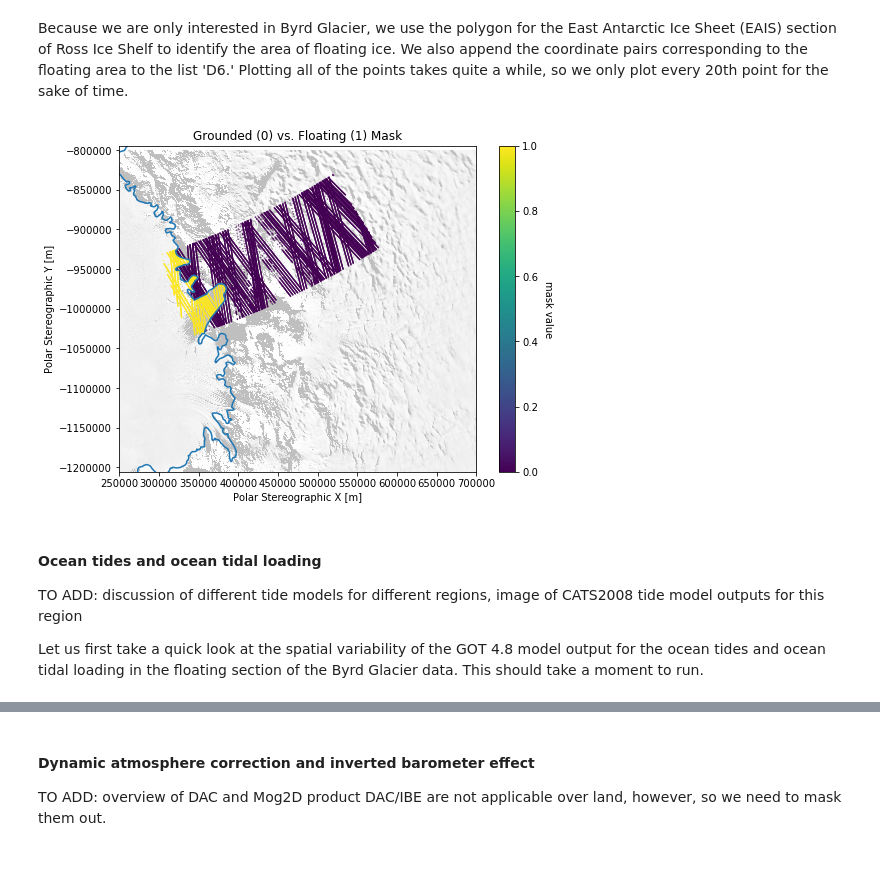
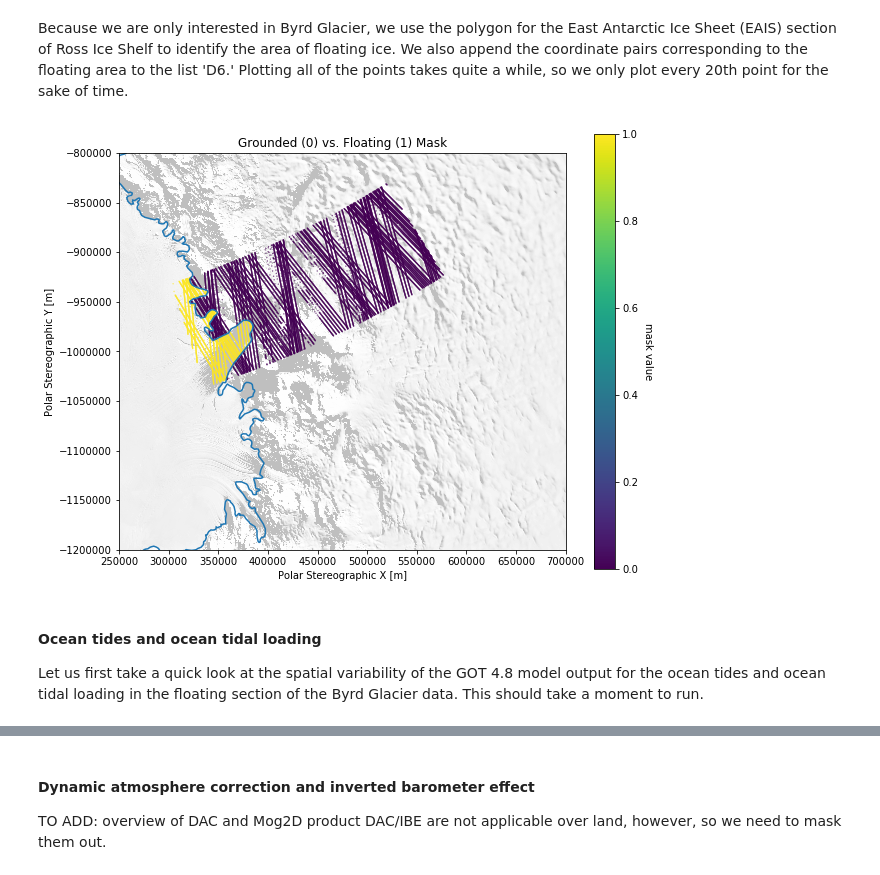
Before and after one commit to ICESAT-2HackWeek/data-correction, a Jupyter notebook: data_correction.ipynb, the cells around one changed output, grey strips where cells are left out. Cells and saved outputs as stored; diff of their text form; code cells hidden in the pictures.

```diff
--- a/data_correction.ipynb
+++ b/data_correction.ipynb
@@ -61,6 +61,7 @@ for file in files[::2]:
                     temp['x'],temp['y'] = ll2ps(temp['longitude'],temp['latitude'], \
                                                     slat=71, slon=0, hemi='s', units='m')
                     temp['mask'] = np.empty_like(temp['y'])
+                    temp['FAC_interp'] = np.empty_like(temp['y'])
                     temp['h_li'][temp['atl06_quality_summary']] = np.NaN
                     D6.append(temp)
 
@@ -132,35 +133,32 @@ Because we are only interested in Byrd Glacier, we use the polygon for the East
 # %%
 polygon = shapefile.geometry[76] # Item 76 is the polygon for the EAIS section of Ross Ice Shelf
 xp, yp = polygon.exterior.coords.xy
 coords = np.squeeze(np.dstack((xp,yp)))
 poly_mpl = path.Path(coords)
 
 for Di in D6: # Add 'mask' dataset (containing the x-y coordinate pairs within the mask) to list D6 for each beam/pair combination
     Di['mask'] = poly_mpl.contains_points(np.transpose([Di['x'],Di['y']]))
 
-plt.figure(figsize = (8,6))
+plt.figure(figsize = (10,8))
 
 plot_moa()
 plt.plot(*polygon.exterior.xy);
 
 for Di in D6:
     plt.scatter(Di['x'][::20],Di['y'][::20],c = Di['mask'][::20],s = 0.1)
     plt.clim([0,1])
-plt.axis('equal')
 plt.xlabel('Polar Stereographic X [m]')
 plt.ylabel('Polar Stereographic Y [m]')
 plt.xlim([250000,700000])
 plt.ylim([-1200000,-800000])
 plt.title("Grounded (0) vs. Floating (1) Mask");
 
 cbar = plt.colorbar();
 cbar.set_label("mask value", rotation = 270, labelpad = 15)
 # %% [output]
-[figure, old version]
+[figure, new version]
 # %% [markdown]
 #### Ocean tides and ocean tidal loading
 
-TO ADD: discussion of different tide models for different regions, image of CATS2008 tide model outputs for this region
-
 Let us first take a quick look at the spatial variability of the GOT 4.8 model output for the ocean tides and ocean tidal loading in the floating section of the Byrd Glacier data. This should take a moment to run.
 # %%
```
Also changed, not shown: parts of 28 cells of this notebook.
